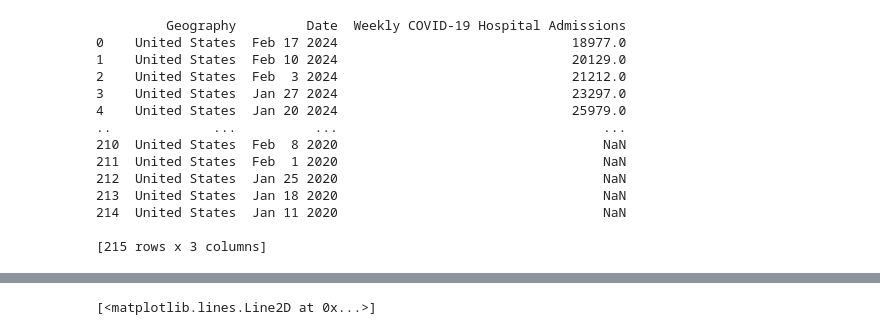
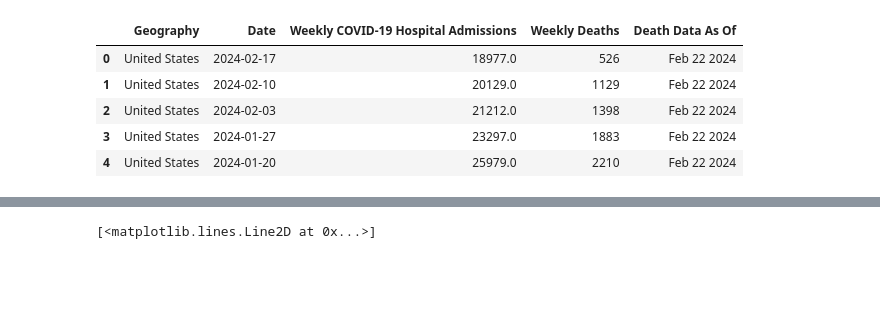
Before and after one commit to Lasata-T/Group1Project2, a Jupyter notebook: Project2.ipynb, the cells around one changed output, grey strips where cells are left out. Drawn from its saved outputs; the diff is of its cells as text; code cells hidden in the pictures; blank space fills up the shorter version.

```diff
--- a/Project2.ipynb
+++ b/Project2.ipynb
@@ -21,18 +24,0 @@ Saving weekly_hospital.csv to weekly_hospital.csv
-# %%
-df = pd.read_csv('weekly_hospital.csv')
-print(df)
-# %% [output]
-         Geography         Date  Weekly COVID-19 Hospital Admissions
-0    United States  Feb 17 2024                              18977.0
-1    United States  Feb 10 2024                              20129.0
-2    United States  Feb  3 2024                              21212.0
-3    United States  Jan 27 2024                              23297.0
-4    United States  Jan 20 2024                              25979.0
-..             ...          ...                                  ...
-210  United States  Feb  8 2020                                  NaN
-211  United States  Feb  1 2020                                  NaN
-212  United States  Jan 25 2020                                  NaN
-213  United States  Jan 18 2020                                  NaN
-214  United States  Jan 11 2020                                  NaN
-
-[215 rows x 3 columns]
@@ -38,0 +28,17 @@ print(df)
+# %%
+# Convert 'Date' columns to datetime format
+df_hospital['Date'] = pd.to_datetime(df_hospital['Date'], format='%b %d %Y')
+df_deaths['Date'] = pd.to_datetime(df_deaths['Date'], format='%b %d %Y')
+
+# Merge the datasets on 'Date' and 'Geography'
+df_merged = pd.merge(df_hospital, df_deaths, on=['Date', 'Geography'], how='inner', suffixes=('_admissions', '_deaths'))
+
+
+df_merged.head()
+# %% [output]
+|  | Geography | Date | Weekly COVID-19 Hospital Admissions | Weekly Deaths | Death Data As Of |
+| 0 | United States | 2024-02-17 | 18977.0 | 526 | Feb 22 2024 |
+| 1 | United States | 2024-02-10 | 20129.0 | 1129 | Feb 22 2024 |
+| 2 | United States | 2024-02-03 | 21212.0 | 1398 | Feb 22 2024 |
+| 3 | United States | 2024-01-27 | 23297.0 | 1883 | Feb 22 2024 |
+| 4 | United States | 2024-01-20 | 25979.0 | 2210 | Feb 22 2024 |
```
Also changed, not shown: parts of 7 cells of this notebook.
